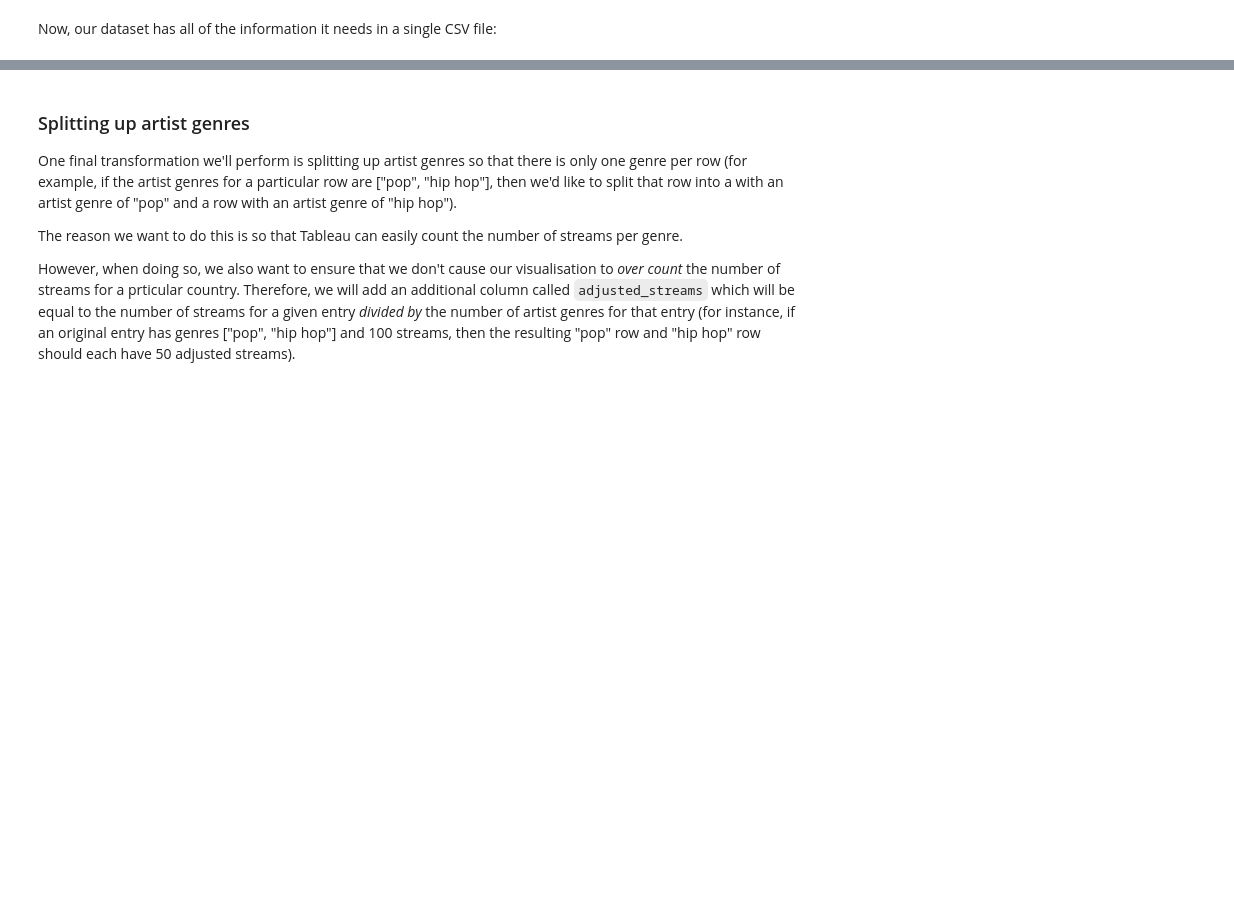
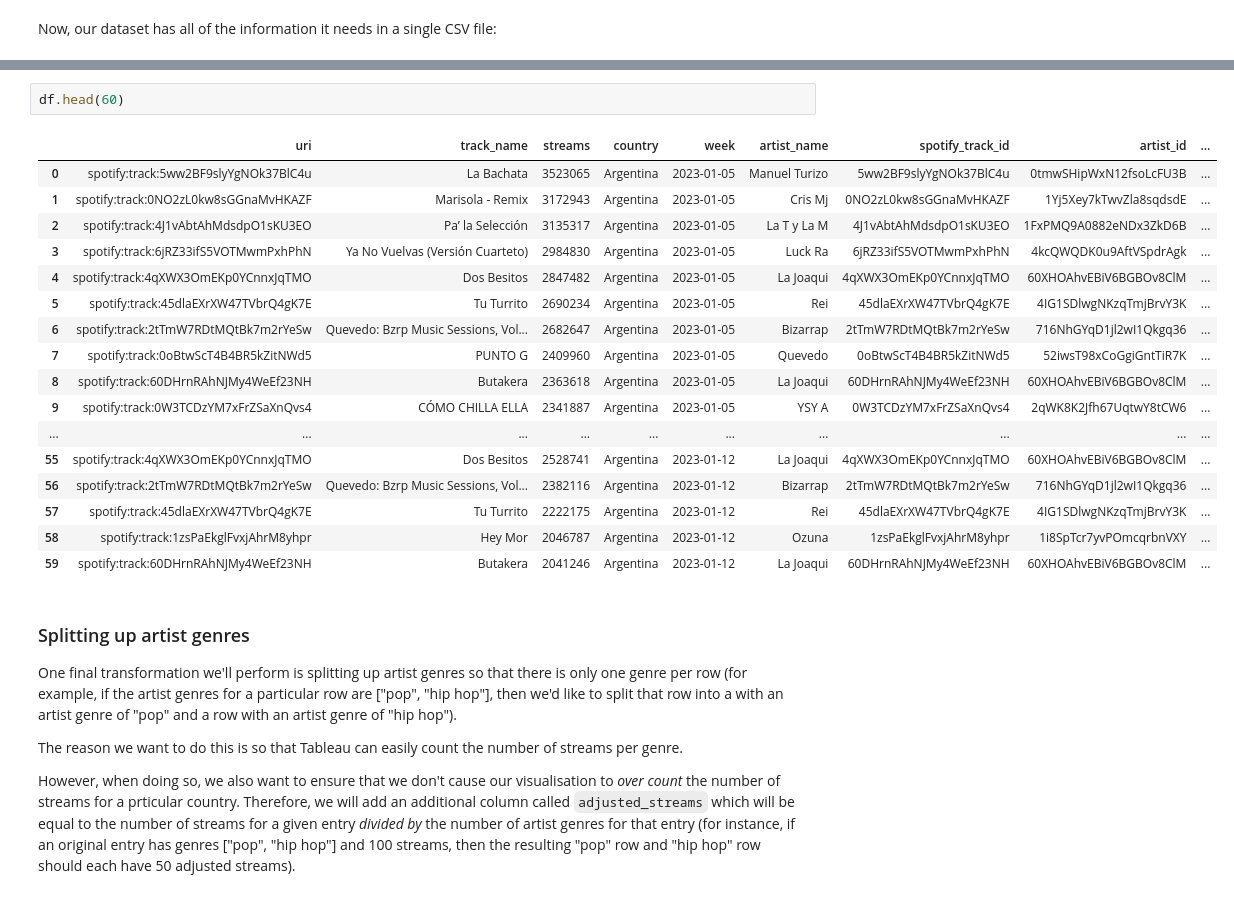
Before and after one commit to seanscofield/info_vis_spotify_project, a Jupyter notebook: Info Vis Spotify Preprocessing.ipynb, the cells around one changed output, grey strips where cells are left out. Cells and saved outputs as stored; diff of their text form; blank space fills up the shorter version.

```diff
--- a/Info Vis Spotify Preprocessing.ipynb
+++ b/Info Vis Spotify Preprocessing.ipynb
@@ -397,3 +414,23 @@ df_w_artist_information.head()
+# %%
+df.head(60)
+# %% [output]
+|  | uri | track_name | streams | country | week | artist_name | spotify_track_id | artist_id | ... |
+| 0 | spotify:track:5ww2BF9slyYgNOk37BlC4u | La Bachata | 3523065 | Argentina | 2023-01-05 | Manuel Turizo | 5ww2BF9slyYgNOk37BlC4u | 0tmwSHipWxN12fsoLcFU3B | ... |
+| 1 | spotify:track:0NO2zL0kw8sGGnaMvHKAZF | Marisola - Remix | 3172943 | Argentina | 2023-01-05 | Cris Mj | 0NO2zL0kw8sGGnaMvHKAZF | 1Yj5Xey7kTwvZla8sqdsdE | ... |
+| 2 | spotify:track:4J1vAbtAhMdsdpO1sKU3EO | Pa’ la Selección | 3135317 | Argentina | 2023-01-05 | La T y La M | 4J1vAbtAhMdsdpO1sKU3EO | 1FxPMQ9A0882eNDx3ZkD6B | ... |
+| 3 | spotify:track:6jRZ33ifS5VOTMwmPxhPhN | Ya No Vuelvas (Versión Cuarteto) | 2984830 | Argentina | 2023-01-05 | Luck Ra | 6jRZ33ifS5VOTMwmPxhPhN | 4kcQWQDK0u9AftVSpdrAgk | ... |
+| 4 | spotify:track:4qXWX3OmEKp0YCnnxJqTMO | Dos Besitos | 2847482 | Argentina | 2023-01-05 | La Joaqui | 4qXWX3OmEKp0YCnnxJqTMO | 60XHOAhvEBiV6BGBOv8ClM | ... |
+| 5 | spotify:track:45dlaEXrXW47TVbrQ4gK7E | Tu Turrito | 2690234 | Argentina | 2023-01-05 | Rei | 45dlaEXrXW47TVbrQ4gK7E | 4IG1SDlwgNKzqTmjBrvY3K | ... |
+| 6 | spotify:track:2tTmW7RDtMQtBk7m2rYeSw | Quevedo: Bzrp Music Sessions, Vol... | 2682647 | Argentina | 2023-01-05 | Bizarrap | 2tTmW7RDtMQtBk7m2rYeSw | 716NhGYqD1jl2wI1Qkgq36 | ... |
+| 7 | spotify:track:0oBtwScT4B4BR5kZitNWd5 | PUNTO G | 2409960 | Argentina | 2023-01-05 | Quevedo | 0oBtwScT4B4BR5kZitNWd5 | 52iwsT98xCoGgiGntTiR7K | ... |
+| 8 | spotify:track:60DHrnRAhNJMy4WeEf23NH | Butakera | 2363618 | Argentina | 2023-01-05 | La Joaqui | 60DHrnRAhNJMy4WeEf23NH | 60XHOAhvEBiV6BGBOv8ClM | ... |
+| 9 | spotify:track:0W3TCDzYM7xFrZSaXnQvs4 | CÓMO CHILLA ELLA | 2341887 | Argentina | 2023-01-05 | YSY A | 0W3TCDzYM7xFrZSaXnQvs4 | 2qWK8K2Jfh67UqtwY8tCW6 | ... |
+| ... | ... | ... | ... | ... | ... | ... | ... | ... | ... |
+| 55 | spotify:track:4qXWX3OmEKp0YCnnxJqTMO | Dos Besitos | 2528741 | Argentina | 2023-01-12 | La Joaqui | 4qXWX3OmEKp0YCnnxJqTMO | 60XHOAhvEBiV6BGBOv8ClM | ... |
+| 56 | spotify:track:2tTmW7RDtMQtBk7m2rYeSw | Quevedo: Bzrp Music Sessions, Vol... | 2382116 | Argentina | 2023-01-12 | Bizarrap | 2tTmW7RDtMQtBk7m2rYeSw | 716NhGYqD1jl2wI1Qkgq36 | ... |
+| 57 | spotify:track:45dlaEXrXW47TVbrQ4gK7E | Tu Turrito | 2222175 | Argentina | 2023-01-12 | Rei | 45dlaEXrXW47TVbrQ4gK7E | 4IG1SDlwgNKzqTmjBrvY3K | ... |
+| 58 | spotify:track:1zsPaEkglFvxjAhrM8yhpr | Hey Mor | 2046787 | Argentina | 2023-01-12 | Ozuna | 1zsPaEkglFvxjAhrM8yhpr | 1i8SpTcr7yvPOmcqrbnVXY | ... |
+| 59 | spotify:track:60DHrnRAhNJMy4WeEf23NH | Butakera | 2041246 | Argentina | 2023-01-12 | La Joaqui | 60DHrnRAhNJMy4WeEf23NH | 60XHOAhvEBiV6BGBOv8ClM | ... |
 # %% [markdown]
 ### Splitting up artist genres
 
```
Also changed, not shown: parts of 11 cells of this notebook.
